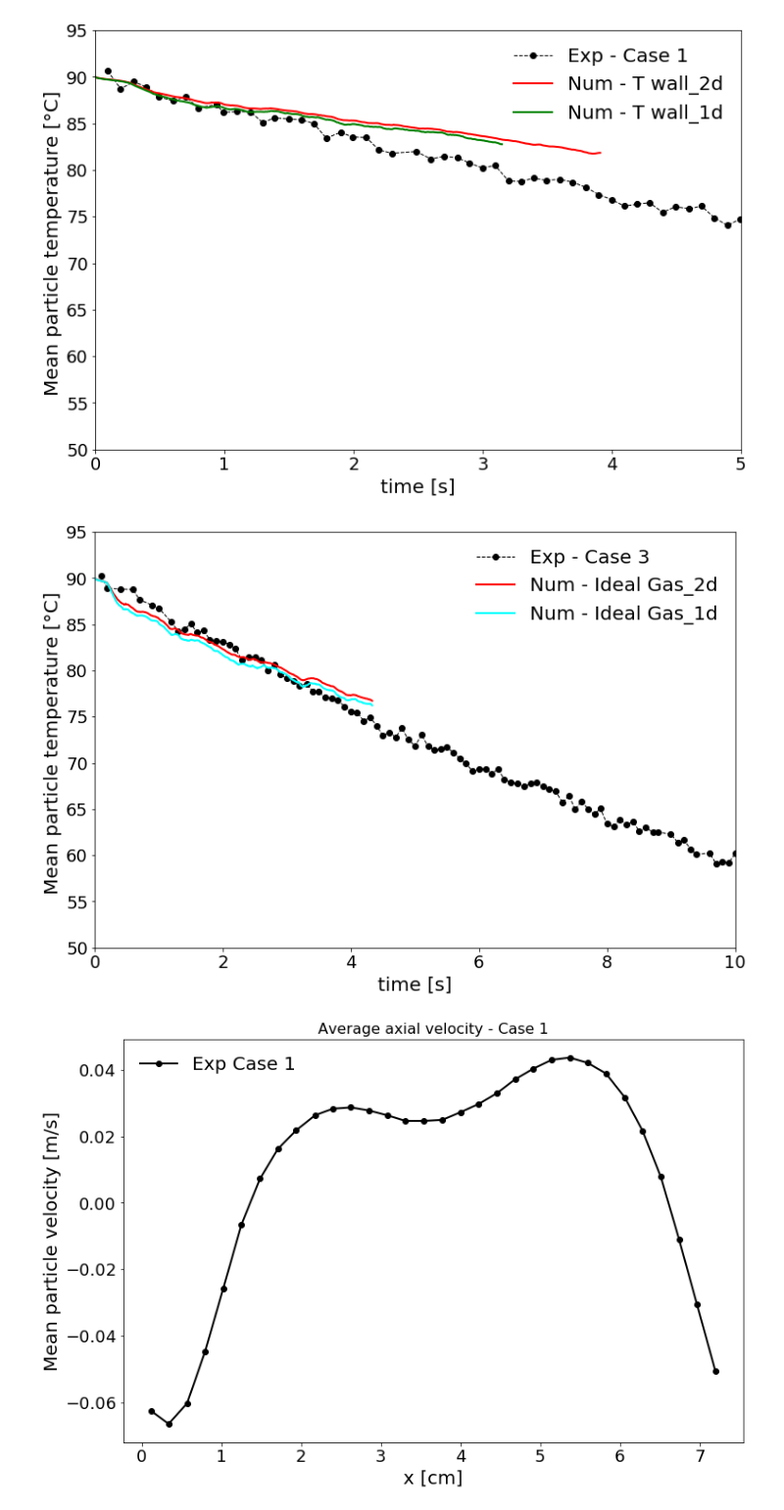
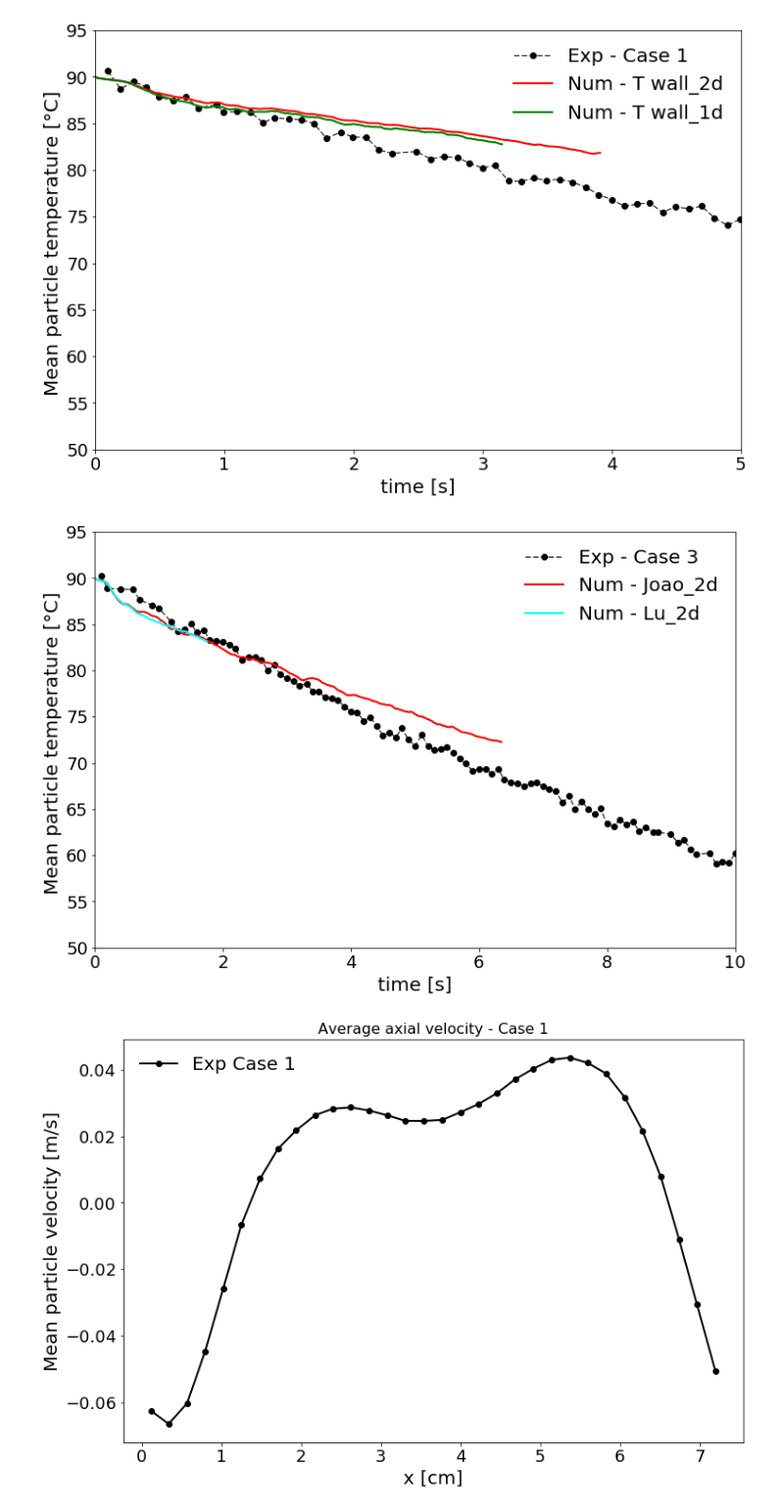
Before and after one commit to lucillalmeida/doutorado-validacoes, a Jupyter notebook: fluidized-bed-patil/Patil-pseudo-2-d-fluidized-bed.ipynb, the cells around one changed output. Shown at 98% size. Saved outputs shown, nothing was run; the diff lists cells and outputs as text; code cells hidden in the pictures.

Commit message:
data

```diff
--- a/fluidized-bed-patil/Patil-pseudo-2-d-fluidized-bed.ipynb
+++ b/fluidized-bed-patil/Patil-pseudo-2-d-fluidized-bed.ipynb
@@ -287,6 +281,10 @@ case_data.close()
 case_data = open("meanParticleTemperatureRocky_case3_eulerian_Tav-ideal-gas_Twall_1d.csv", 'r')
 time_rocky_case3_eul_Tav_Twall_1d, temp_rocky_case3_eul_Tav_Twall_1d = numpy.loadtxt(case_data, delimiter = ',', skiprows = 1, unpack = True)
 case_data.close()
+
+case_data = open("meanParticleTemperatureRocky_case3_eulerian_Twall_viscosity_2d.csv", 'r')
+time_rocky_case3_eul_Tav_Twall_viscosity_2d, temp_rocky_case3_eul_Tav_Twall_viscosity_2d = numpy.loadtxt(case_data, delimiter = ',', skiprows = 1, unpack = True)
+case_data.close()
 # %%
 plt.plot(time_case1,  temp_case1, linestyle = "--", color = "black", marker = 'o', linewidth = 1,label = "Exp - Case 1")
 plt.plot(time_case3,  temp_case3, linestyle = "--", color = "red", marker = 'D', linewidth = 1,label = "Exp - Case 3")
@@ -338,19 +336,19 @@ plt.show()
 # %%
 plt.plot(time_case3,  temp_case3, linestyle = "--", color = "black", marker = 'o', linewidth = 1,label = "Exp - Case 3")
 
-plt.plot(time_rocky_case3_eul_Tav_Twall_2d,  temp_rocky_case3_eul_Tav_Twall_2d-273.15, linestyle = "-", color = "red", marker = 'None', linewidth = 2,label = "Num - Ideal Gas_2d")
-plt.plot(time_rocky_case3_eul_Tav_Twall_1d,  temp_rocky_case3_eul_Tav_Twall_1d-273.15, linestyle = "-", color = "cyan", marker = 'None', linewidth = 2,label = "Num - Ideal Gas_1d")
+plt.plot(time_rocky_case3_eul_Tav_Twall_2d,  temp_rocky_case3_eul_Tav_Twall_2d-273.15, linestyle = "-", color = "red", marker = 'None', linewidth = 2,label = "Num - Joao_2d")
+plt.plot(time_rocky_case3_eul_Tav_Twall_viscosity_2d,  temp_rocky_case3_eul_Tav_Twall_viscosity_2d-273.15, linestyle = "-", color = "cyan", marker = 'None', linewidth = 2,label = "Num - Lu_2d")
 plt.xlabel("time [s]", fontsize = 20)
 plt.ylabel("Mean particle temperature [\u00B0C] ", fontsize = 20)
 plt.xticks(fontsize = 18)
 plt.yticks(fontsize = 18)
 plt.legend(fontsize = 20, frameon = False, loc = 0)
 plt.xlim(0, 10)
 plt.ylim(50, 95)
 #plt.savefig("bed_temperature.png")
 plt.show()
 # %% [output]
-[figure, old version]
+[figure, new version]
 # %%
 plt.plot(x_case1, volFlux_case1, linestyle = "-", color = "black", marker = 'o', linewidth = 2,label = "Exp Case 1")
 plt.title("Average axial velocity - Case 1", fontsize = 16)
```
Also changed, not shown: parts of 1 cell of this notebook, 3 other files.
